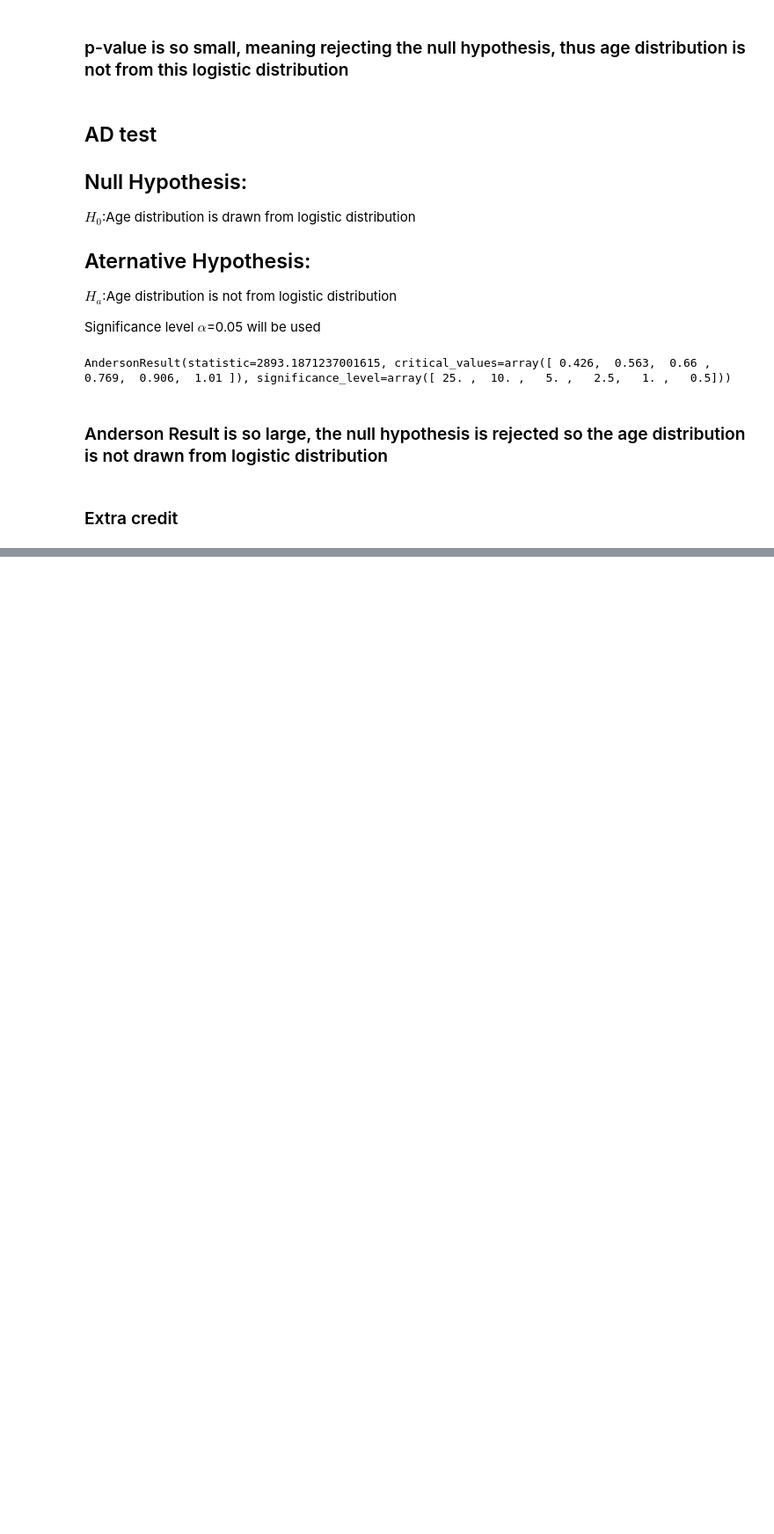
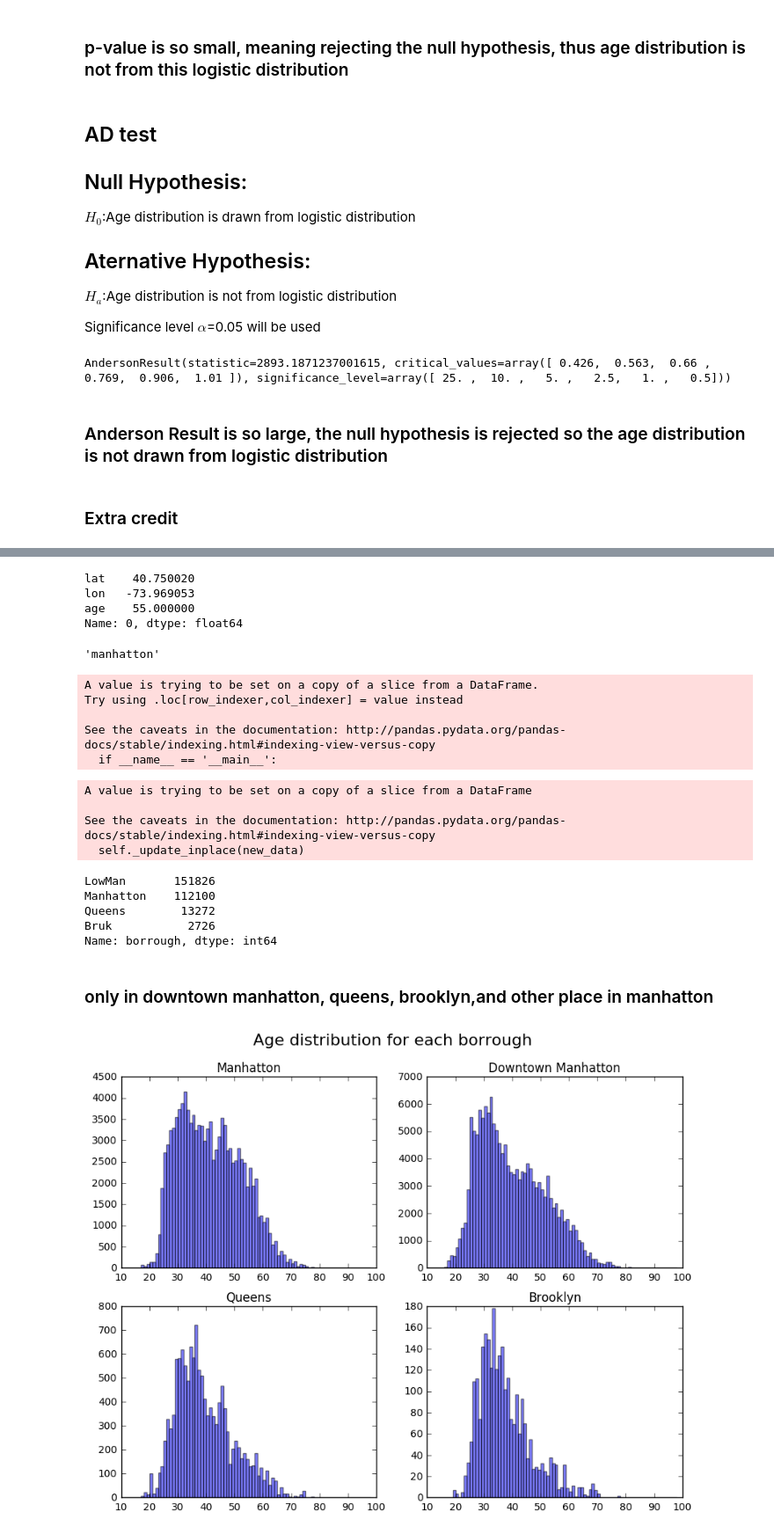
Before and after one commit to yw2278/PUI2016_yw2278, a Jupyter notebook: HW5_yw2278/Assignment_1_yw2278.ipynb, the cells around one changed output, grey strips where cells are left out. Shown: that part at 88% size. Saved outputs shown, nothing was run; the diff lists cells and outputs as text; code cells hidden in the pictures; blank space fills up the shorter version.

```diff
--- a/HW5_yw2278/Assignment_1_yw2278.ipynb
+++ b/HW5_yw2278/Assignment_1_yw2278.ipynb
@@ -201,0 +250,68 @@ AndersonResult(statistic=2893.1871237001615, critical_values=array([ 0.426,  0.5
+# %%
+def mapfunc(loc):
+    for keys, location in borrough.iteritems():
+        if (loc[0] > location["slat"]) & (loc[0] < location["nlat"]) & (loc[1] >  location["wlon"]) & (loc[1] < location["elon"]):
+            return keys
+            break
+# %%
+dfloc.loc[0]
+# %% [output]
+lat    40.750020
+lon   -73.969053
+age    55.000000
+Name: 0, dtype: float64
+# %%
+mapfunc(dfloc.loc[5])
+# %% [output]
+'manhatton'
+# %%
+dfloc["borrough"] = dfloc.apply(mapfunc, axis=1)
+# %% [output]
+A value is trying to be set on a copy of a slice from a DataFrame.
+Try using .loc[row_indexer,col_indexer] = value instead
+
+See the caveats in the documentation: http://pandas.pydata.org/pandas-docs/stable/indexing.html#indexing-view-versus-copy
+  if __name__ == '__main__':
+# %%
+dfloc.borrough.fillna("Manhatton", inplace=True)
+# %% [output]
+A value is trying to be set on a copy of a slice from a DataFrame
+
+See the caveats in the documentation: http://pandas.pydata.org/pandas-docs/stable/indexing.html#indexing-view-versus-copy
+  self._update_inplace(new_data)
+# %%
+dfloc.borrough.value_counts()
+# %% [output]
+LowMan       151826
+Manhatton    112100
+Queens        13272
+Bruk           2726
+Name: borrough, dtype: int64
+# %% [markdown]
+### only in downtown manhatton, queens, brooklyn,and other place in manhatton
+# %%
+dfMan = dfloc[dfloc.borrough=="Manhatton"]
+dfLM = dfloc[dfloc.borrough=="LowMan"]
+dfQ = dfloc[dfloc.borrough=="Queens"]
+dfBk = dfloc[dfloc.borrough=="Bruk"]
+# %%
+fig = pl.figure(figsize=(10,7.5))
+fig.suptitle("Age distribution for each borrough", fontsize=16)
+ax = plt.subplot("221")
+ax.set_title("Manhatton")
+ax.hist(dfMan.age, bins, alpha=0.5)
+
+ax = plt.subplot("222")
+ax.set_title("Downtown Manhatton")
+ax.hist(dfLM.age, bins, alpha=0.5)
+
+ax = plt.subplot("223")
+ax.set_title("Queens")
+ax.hist(dfQ.age, bins, alpha=0.5)
+
+ax = plt.subplot("224")
+ax.set_title("Brooklyn")
+ax.hist(dfBk.age, bins, alpha=0.5)
+pl.show()
+# %% [output]
+[figure, added]
```
Also changed, not shown: parts of 9 cells of this notebook, 2 other files.
